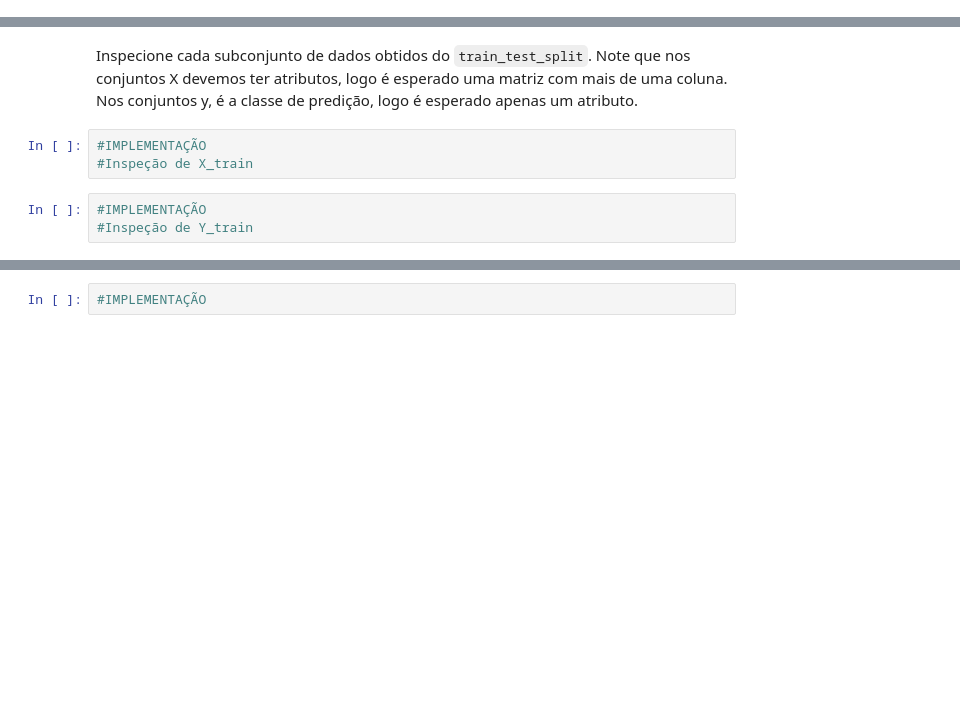
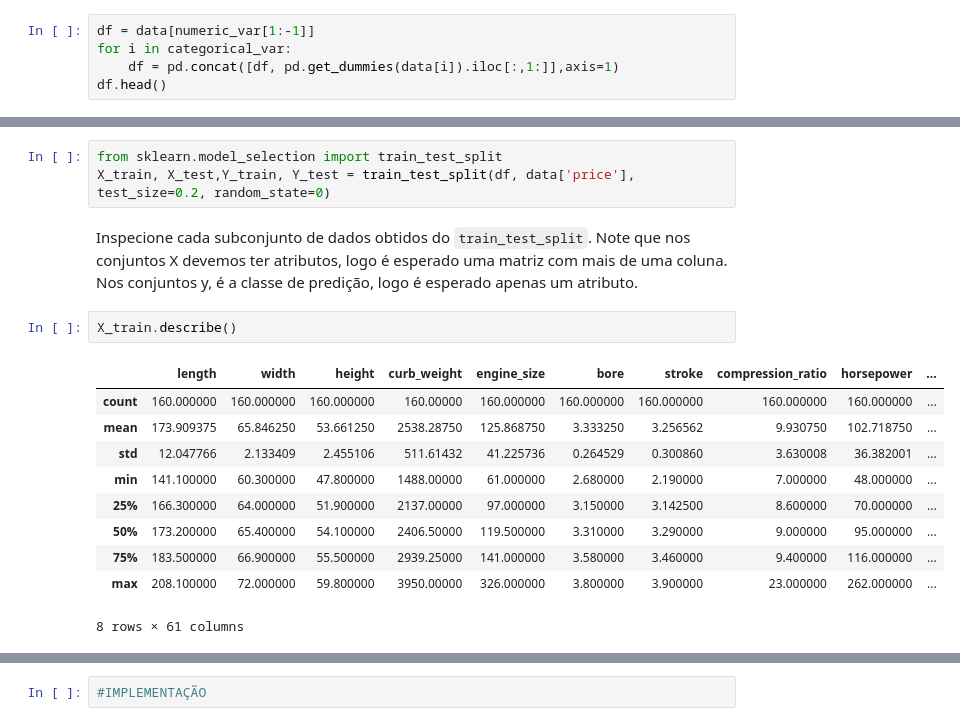
Before and after one commit to marco-bom-amigo/Trabalho-Final, a Jupyter notebook: automobile-price-prediction.ipynb, the cells around one changed output, grey strips where cells are left out. Saved outputs shown, nothing was run; the diff lists cells and outputs as text; blank space fills up the shorter version.

````diff
--- a/automobile-price-prediction.ipynb
+++ b/automobile-price-prediction.ipynb
@@ -577,0 +580,5 @@ Com a funcão criada, crie dicionários para cada coluna paramétrica. Lembre-se
+# %%
+df = data[numeric_var[1:-1]]
+for i in categorical_var:
+    df = pd.concat([df, pd.get_dummies(data[i]).iloc[:,1:]],axis=1)
+df.head()
@@ -641,8 +652,18 @@ from sklearn.model_selection import train_test_split
+# %%
+from sklearn.model_selection import train_test_split
+X_train, X_test,Y_train, Y_test = train_test_split(df, data['price'], test_size=0.2, random_state=0)
 # %% [markdown]
 Inspecione cada subconjunto de dados obtidos do ```train_test_split```. Note que nos conjuntos X devemos ter atributos, logo é esperado uma matriz com mais de uma coluna. Nos conjuntos y, é a classe de predição, logo é esperado apenas um atributo.
-# %%
-#IMPLEMENTAÇÃO
-#Inspeção de X_train
-# %%
-#IMPLEMENTAÇÃO
-#Inspeção de Y_train
+# %%
+X_train.describe()
+# %% [output]
+|  | length | width | height | curb_weight | engine_size | bore | stroke | compression_ratio | horsepower | ... |
+| count | 160.000000 | 160.000000 | 160.000000 | 160.00000 | 160.000000 | 160.000000 | 160.000000 | 160.000000 | 160.000000 | ... |
+| mean | 173.909375 | 65.846250 | 53.661250 | 2538.28750 | 125.868750 | 3.333250 | 3.256562 | 9.930750 | 102.718750 | ... |
+| std | 12.047766 | 2.133409 | 2.455106 | 511.61432 | 41.225736 | 0.264529 | 0.300860 | 3.630008 | 36.382001 | ... |
+| min | 141.100000 | 60.300000 | 47.800000 | 1488.00000 | 61.000000 | 2.680000 | 2.190000 | 7.000000 | 48.000000 | ... |
+| 25% | 166.300000 | 64.000000 | 51.900000 | 2137.00000 | 97.000000 | 3.150000 | 3.142500 | 8.600000 | 70.000000 | ... |
+| 50% | 173.200000 | 65.400000 | 54.100000 | 2406.50000 | 119.500000 | 3.310000 | 3.290000 | 9.000000 | 95.000000 | ... |
+| 75% | 183.500000 | 66.900000 | 55.500000 | 2939.25000 | 141.000000 | 3.580000 | 3.460000 | 9.400000 | 116.000000 | ... |
+| max | 208.100000 | 72.000000 | 59.800000 | 3950.00000 | 326.000000 | 3.800000 | 3.900000 | 23.000000 | 262.000000 | ... |
+8 rows × 61 columns
````
Also changed, not shown: parts of 16 cells of this notebook.
